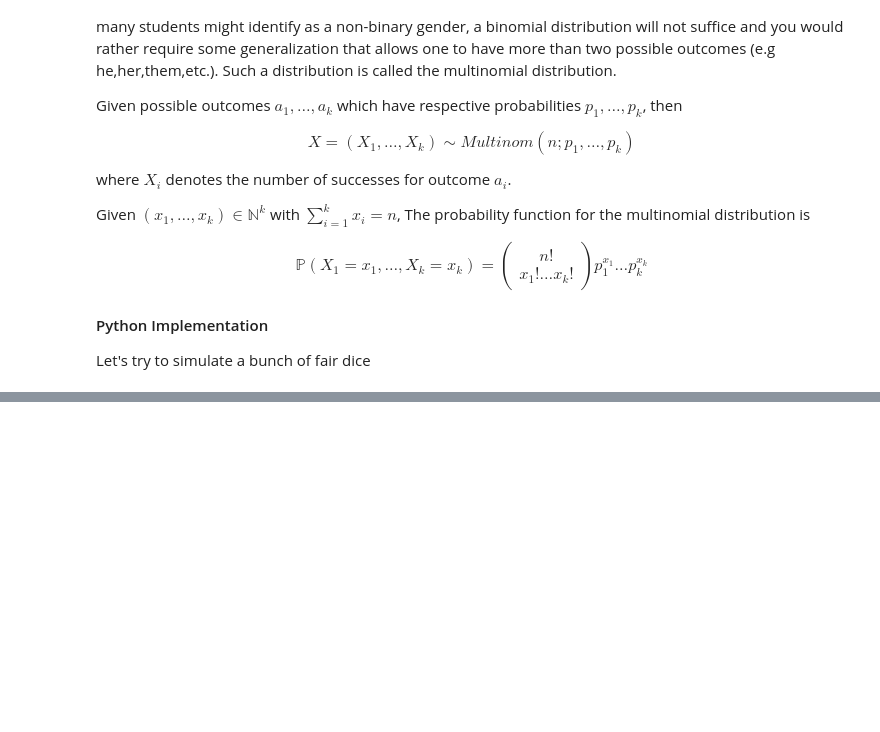
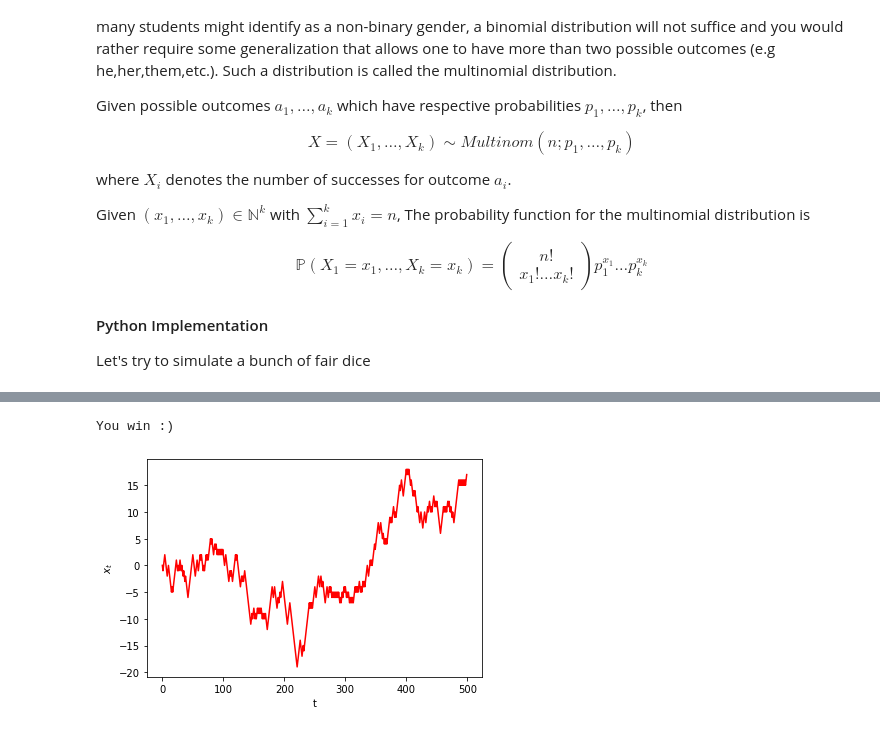
Before and after one commit to theheavygluon/Risk-Management-Course, a Jupyter notebook: Lecture 2 - Statistical Distributions and Stochastic Processes.ipynb, the cells around one changed output, grey strips where cells are left out. Cells and saved outputs as stored; diff of their text form; code cells hidden in the pictures; blank space fills up the shorter version.

```diff
--- a/Lecture 2 - Statistical Distributions and Stochastic Processes.ipynb
+++ b/Lecture 2 - Statistical Distributions and Stochastic Processes.ipynb
@@ -628,0 +637,25 @@ The first three copulas presented are examples of elementary copulas, or copulas
+# %%
+T = 500
+x_t = np.zeros(T) #initializing the data as an all zero vector
+
+def coin_flip():
+    flip = np.random.randint(0,2) #generates random number between 0 and 1
+    if flip == 0:
+        return 1
+    if flip == 1:
+        return -1
+
+for i in range(T - 1):
+    x_t[i+1] = x_t[i] + coin_flip() #playing the game: if flip == 0, goes backwards, if flip == 1, goes forward
+
+plt.plot(x_t,color='red') #plotting the outcome
+plt.xlabel('t')
+plt.ylabel('$x_t$')
+
+if x_t[T-1] > 0: #if final position is greater than zero, you win
+    print('You win :)')
+else: #if it's less you lose
+    print('You lose :(')
+# %% [output]
+You win :)
+[figure, added]
```
Also changed, not shown: parts of 24 cells of this notebook.
